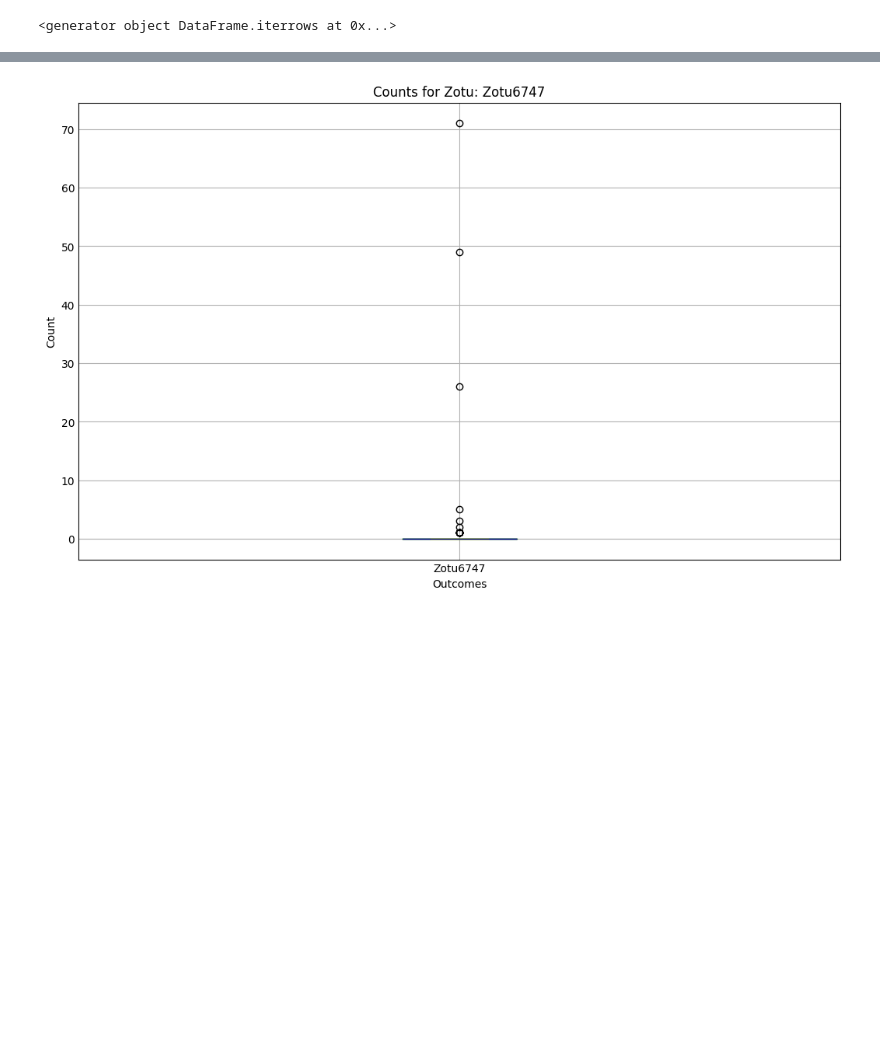
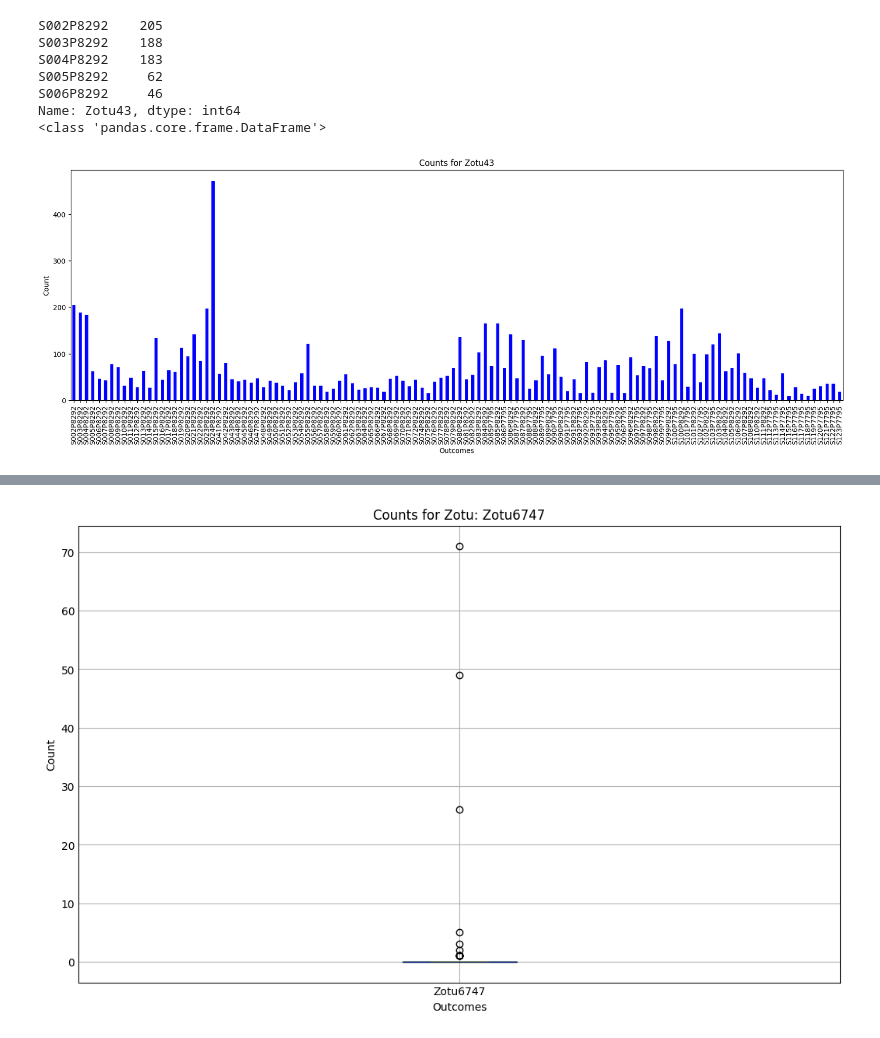
Before and after one commit to cheyennebrouwer/Bioclear_earth, a Jupyter notebook: EDA.ipynb, the cells around one changed output, grey strips where cells are left out. Cells and saved outputs as stored; diff of their text form; code cells hidden in the pictures; blank space fills up the shorter version.

```diff
--- a/EDA.ipynb
+++ b/EDA.ipynb
@@ -51,26 +51,35 @@ AACCTCTTTCAGTAGGGAAGAAGCGAAAGTGACGGTACCTGCAGAAGAAGCGCCGGCTAACTACGTGCCAGCAGCCGCGG
 # %%
 df_counts = pd.read_csv("/Users/cheyennebrouwer/Documents/23-24/Kwartaal_2/Data_Dashboards/Bioclear/wetransfer_ngs-data_2023-11-14_1231/NGS data/ASV_counts.txt", sep="	", header=0, index_col=0)
-# df_counts.sort_index()
+
 zotu43 = df_counts.loc["Zotu43"]
 zotu43 = zotu43[1:]
 head_zotu43 = zotu43.head()
+
 # print(zotu43)
-print(df_counts.iterrows())
+print(head_zotu43)
+print(type(df_counts))
 # %% [output]
-<generator object DataFrame.iterrows at 0x...>
+S002P8292    205
+S003P8292    188
+S004P8292    183
+S005P8292     62
+S006P8292     46
+Name: Zotu43, dtype: int64
+<class 'pandas.core.frame.DataFrame'>
 # %%
 # this is a simple version for a bar plot, specifically using Zotu43, because this zotu contains a lot of data.
 # this code is still here, but commented. This is because the code is usable, but the code that is further below
 # can be used on a wider scale than one specific variable.
 
 
-
-# plt.figure(figsize=(17, 6))
-# zotu43.plot(kind='bar', color='blue')
-# plt.xlabel('Outcomes')
-# plt.ylabel('Count')
-# plt.title(f'Counts for Zotu43')
-# plt.show()
+plt.figure(figsize=(20, 6))
+zotu43.plot(kind="bar", color="blue")
+plt.xlabel("Outcomes")
+plt.ylabel("Count")
+plt.title(f"Counts for Zotu43")
+plt.show()
+# %% [output]
+[figure, added]
 # %%
 # This code can be used to make a barplot of all the counts from all the Zotu's in the file called ASV_counts.txt.
 
```
Also changed, not shown: parts of 9 cells of this notebook, 1 other file.
